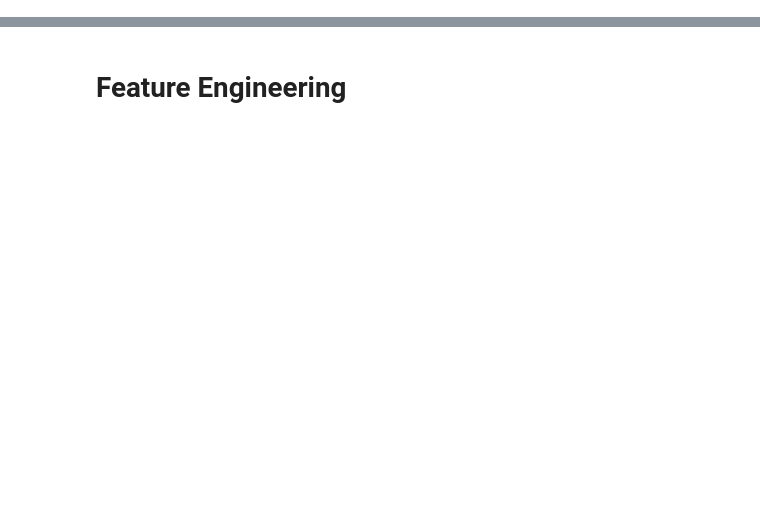
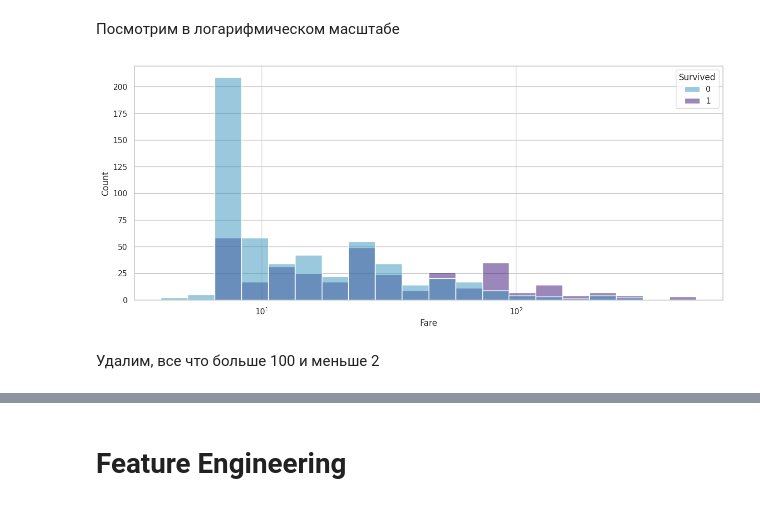
Before and after one commit to Moaz225/lap-TI, a Jupyter notebook: titanic.ipynb, the cells around one changed output, grey strips where cells are left out. Drawn from its saved outputs; the diff is of its cells as text; code cells hidden in the pictures; blank space fills up the shorter version.

```diff
--- a/titanic.ipynb
+++ b/titanic.ipynb
@@ -131,0 +81,13 @@ plt.show()
+# %% [markdown]
+Посмотрим в логарифмическом масштабе
+# %%
+plt.figure(figsize=(15,6))
+sns.histplot(data=df,
+             x='Fare',
+             bins = 20,
+             log_scale = True, hue ='Survived',
+             palette=palette,);
+# %% [output]
+[figure, added]
+# %% [markdown]
+Удалим, все что больше 100 и меньше 2
```
Also changed, not shown: parts of 109 cells of this notebook.
